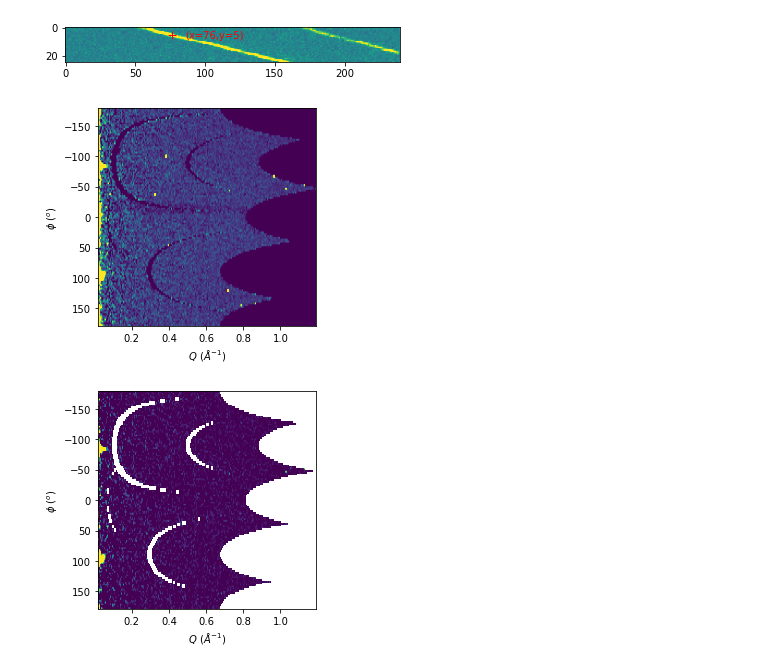
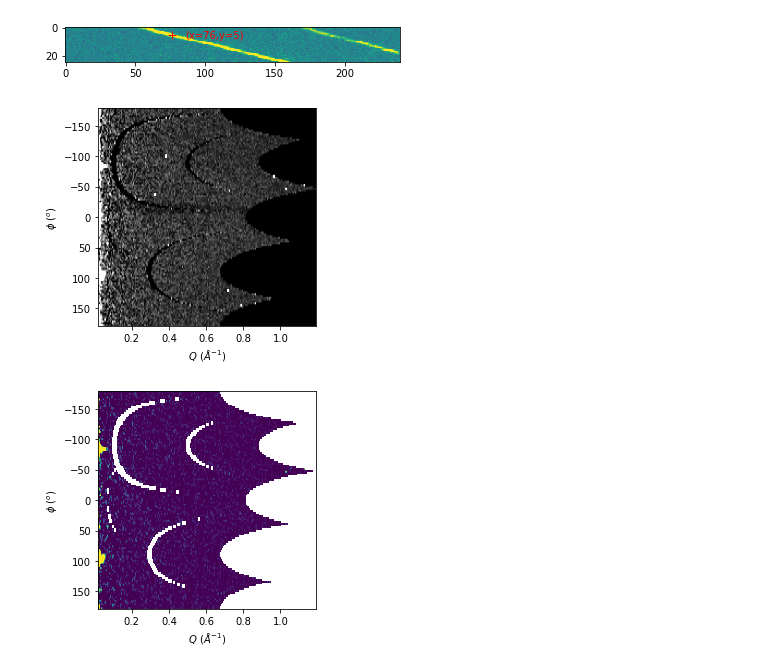
Before and after one commit to ligerliu/scan_microdiffraction_data_processing, a Jupyter notebook: example/sc5005/visualize_azimuth_integrate_data.ipynb, the cells around one changed output. Cells and saved outputs as stored; diff of their text form; code cells hidden in the pictures.

```diff
--- a/example/sc5005/visualize_azimuth_integrate_data.ipynb
+++ b/example/sc5005/visualize_azimuth_integrate_data.ipynb
@@ -62,9 +62,9 @@ plt.annotate('(x=76,y=5)',(86,8),color='r')
 Text(86, 8, '(x=76,y=5)')
 [figure]
 # %%
-plot_qphi(qphi[5,76],q=q,a=azi,log=False,vmin=0,vmax=0.1)
+plot_qphi(qphi[5,76],q=q,a=azi,log=False,vmin=0,vmax=0.1,cmap='Greys_r')
 # %% [output]
-[figure, old version]
+[figure, new version]
 # %%
 # subtract the background improve the contract of weak, background pattern chosen from above
 qphi_bk = np.nanmean(np.nanmean(qphi_norm[0:5,0:5],axis=0),axis=0)
```
Also changed, not shown: parts of 2 cells of this notebook, 22 other files.
